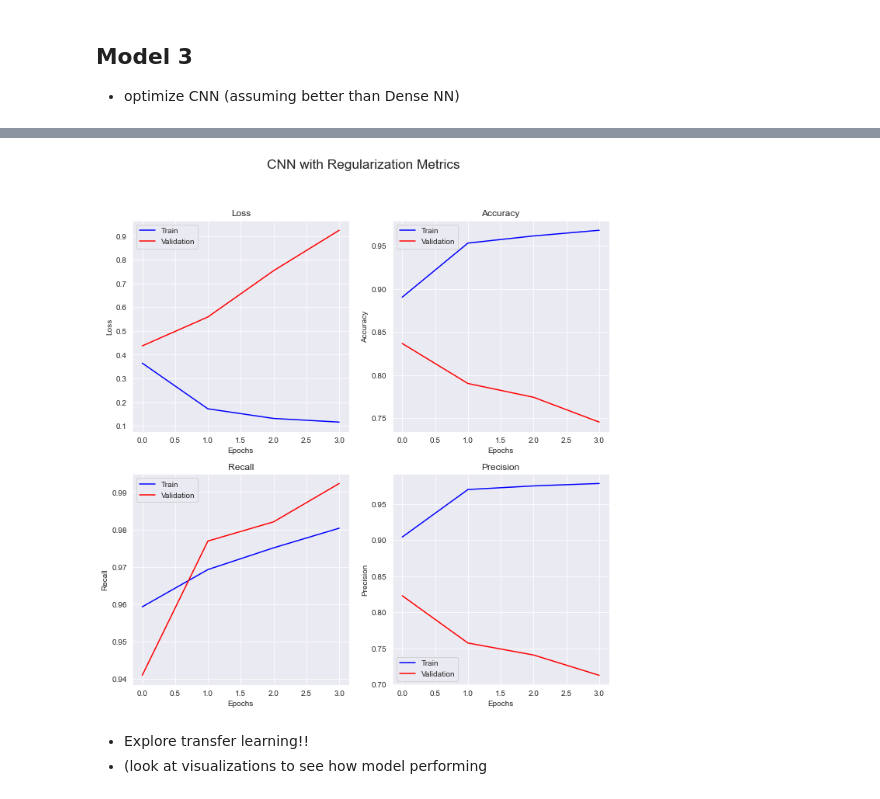
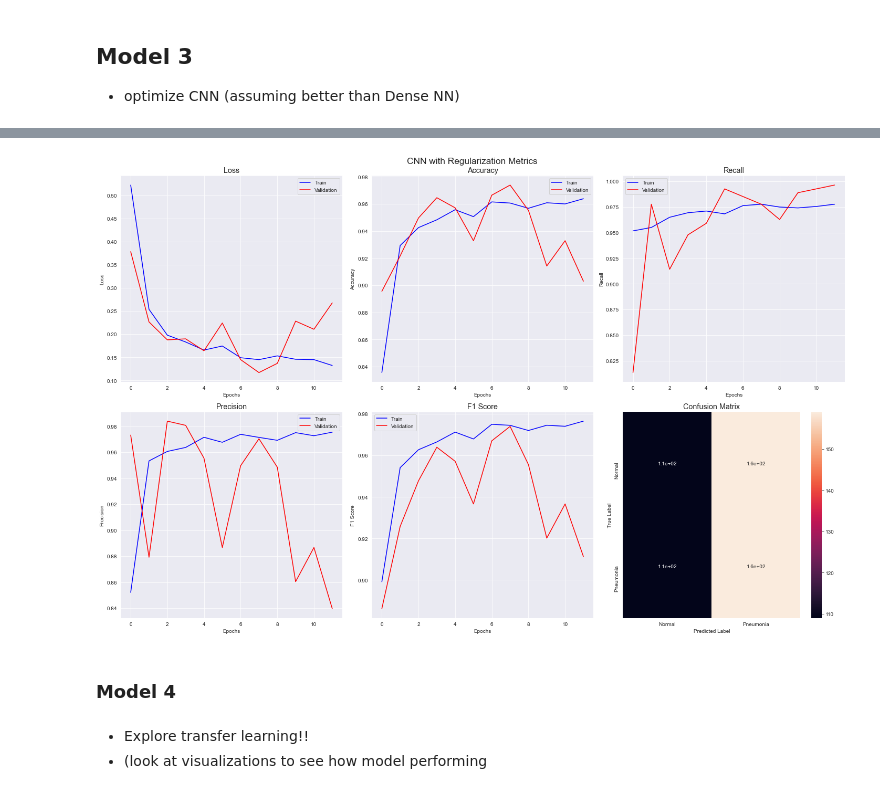
Before and after one commit to Bella3s/xray_image_classification, a Jupyter notebook: index.ipynb, the cells around one changed output, grey strips where cells are left out. Cells and saved outputs as stored; diff of their text form; code cells hidden in the pictures.

```diff
--- a/index.ipynb
+++ b/index.ipynb
@@ -631,13 +728,14 @@ start_time = time.time()
 
 # Add an Early Stopping
 callback = keras.callbacks.EarlyStopping(monitor='val_accuracy',
-                             patience=3)
+                             patience=4)
 
 # Train Model
 cnn_history = cnn.fit(train_generator,
                      epochs=40,
                      validation_data = val_generator,
                      callbacks=[callback])
+
 end_time = time.time()
 execution_time = end_time - start_time
 print('Execution Time: {}'.format(round(execution_time),2))
@@ -663,4 +756,18 @@ Execution Time: 1666
+# %%
+# Get rest of labeled validation data
+for i in range(51,67):
+    val_labels_reshaped = np.concatenate((val_labels_reshaped, val_labels[i].reshape(val_labels[i].shape[0], -1)))
 # %%
-train_metrics, val_metrics = create_metric_lists(cnn_history)
-visualize_metrics(range(callback.stopped_epoch+1), train_metrics, val_metrics, 'CNN')
+train_metrics, val_metrics, cnfs_mtrx = create_metric_lists(cnn_history,
+                                                            cnn,
+                                                            val_generator,
+                                                            val_labels_reshaped)
+all_model_metrics = record_all(all_model_metrics,
+                               val_metrics,
+                               'CNN',
+                               execution_time,
+                               cnfs_mtrx,
+                               callback.stopped_epoch)
+
+visualize_metrics(range(callback.stopped_epoch+1), train_metrics, val_metrics, 'CNN', cnfs_mtrx)
 # %% [output]
@@ -727,7 +834,7 @@ start_time = time.time()
 
 # Add an Early Stopping
 callback = keras.callbacks.EarlyStopping(monitor='val_accuracy',
-                             patience=3)
+                             patience=4)
 
 # Train Model
 cnn_reg_history = cnn_reg.fit(train_generator,
@@ -751,8 +866,20 @@ Execution Time: 378
 # %%
-train_metrics, val_metrics = create_metric_lists(cnn_reg_history)
-visualize_metrics(range(callback.stopped_epoch+1), train_metrics, val_metrics, 'CNN with Regularization')
+train_metrics, val_metrics, cnfs_mtrx = create_metric_lists(cnn_reg_history,
+                                                            cnn_reg,
+                                                            val_generator,
+                                                            val_labels_reshaped)
+all_model_metrics = record_all(all_model_metrics,
+                               val_metrics,
+                               'CNN with Reg',
+                               execution_time,
+                               cnfs_mtrx,,
+                               callback.stopped_epoch)
+
+visualize_metrics(range(callback.stopped_epoch+1), train_metrics, val_metrics, 'CNN with Regularization', cnfs_mtrx)
 # %% [output]
-[figure, old version]
+[figure, new version]
+# %% [markdown]
+### Model 4
 # %% [markdown]
 - Explore transfer learning!!
 - (look at visualizations to see how model performing
```
Also changed, not shown: parts of 33 cells of this notebook.
